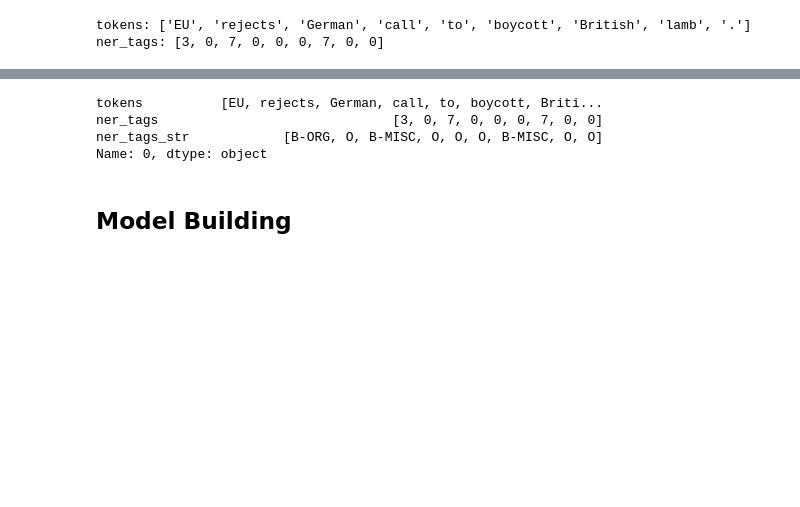
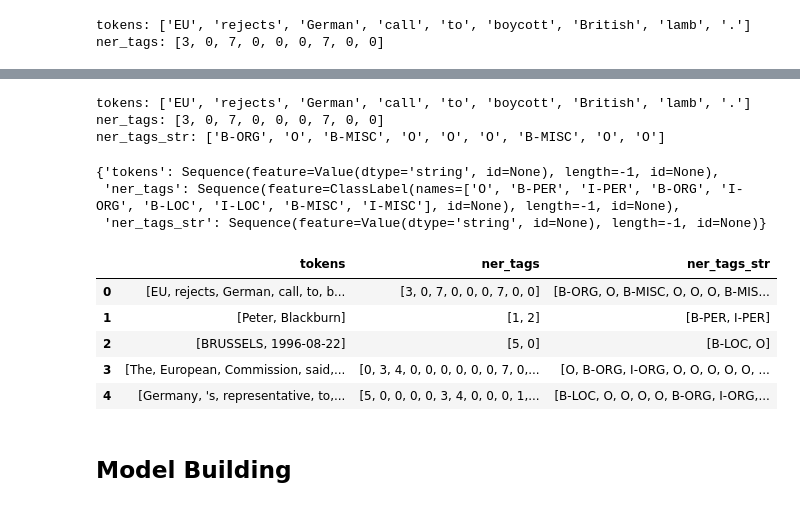
Before and after one commit to mingjun1120/Customize-Named-Entity-Recognition, a Jupyter notebook: notebooks/NLP_with_HuggingFace_Tutorial_2_NER_Training.ipynb, the cells around one changed output, grey strips where cells are left out. Drawn from its saved outputs; the diff is of its cells as text; code cells hidden in the pictures; blank space fills up the shorter version.

```diff
--- a/notebooks/NLP_with_HuggingFace_Tutorial_2_NER_Training.ipynb
+++ b/notebooks/NLP_with_HuggingFace_Tutorial_2_NER_Training.ipynb
@@ -127,0 +139,3 @@ data['train'].features
+# %%
+data = data.remove_columns(column_names=['id', 'pos_tags', 'chunk_tags'])
+data
@@ -177,4 +237,0 @@ tags.int2str(3)
-# %%
-def create_tag_names(batch):
-  tag_name = {'ner_tags_str': [tags.int2str(idx) for idx in batch['ner_tags']]}
-  return tag_name
@@ -182,0 +246,35 @@ data = data.map(create_tag_names)
+# %%
+# Create tag name based on the index
+def create_tag_names(batch):
+  # tag_name = {'ner_tags_str': [tags.int2str(idx) for idx in batch['ner_tags']]}
+  tag_name = {'ner_tags_str': [index2tag.get(idx) for idx in batch['ner_tags']]}
+
+  return tag_name
+
+data = data.map(create_tag_names)
+data
+
+# # ---------------------------------------- FOR PETRONAS USE CASE ----------------------------------------
+# # Convert DataFrame to Dataset type
+# train_df = Dataset.from_pandas(train_df) # Your training dataframe
+# val_df = Dataset.from_pandas(val_df) # Your validation dataframe
+# test_df = Dataset.from_pandas(testing_df) # Your testing dataframe
+
+# # Create a DatasetDict variable
+# data = DatasetDict()
+
+# # Store all the dataframes
+# data['train'] = train_df
+# data['validation'] = val_df
+# data['test'] = test_df
+
+# # Print data
+# display(data)
+
+# # Create index/embedding based on tag names
+# def create_index(batch):
+#   tag_idx = {'ner_tags': [tag2index.get(tag_name) for tag_name in batch['ner_tags_str']]}
+#   return tag_idx
+
+# data = data.map(create_index)
+# data
@@ -183,10 +296,28 @@ data = data.map(create_tag_names)
 # %%
-pd.DataFrame(data['train'][:])[['tokens', 'ner_tags', 'ner_tags_str']].iloc[0]
+# View the first row data
+for tokens, ner_tags_and_str in pd.DataFrame(data['train'][:]).loc[:, ['tokens', 'ner_tags', 'ner_tags_str']].iloc[0].items():
+    print(f"{tokens}: {ner_tags_and_str}")
 # %% [output]
-tokens          [EU, rejects, German, call, to, boycott, Briti...
-ner_tags                              [3, 0, 7, 0, 0, 0, 7, 0, 0]
-ner_tags_str            [B-ORG, O, B-MISC, O, O, O, B-MISC, O, O]
-Name: 0, dtype: object
+tokens: ['EU', 'rejects', 'German', 'call', 'to', 'boycott', 'British', 'lamb', '.']
+ner_tags: [3, 0, 7, 0, 0, 0, 7, 0, 0]
+ner_tags_str: ['B-ORG', 'O', 'B-MISC', 'O', 'O', 'O', 'B-MISC', 'O', 'O']
+# %%
+# View the updated features details
+data['train'].features
+# %% [output]
+{'tokens': Sequence(feature=Value(dtype='string', id=None), length=-1, id=None),
+ 'ner_tags': Sequence(feature=ClassLabel(names=['O', 'B-PER', 'I-PER', 'B-ORG', 'I-ORG', 'B-LOC', 'I-LOC', 'B-MISC', 'I-MISC'], id=None), length=-1, id=None),
+ 'ner_tags_str': Sequence(feature=Value(dtype='string', id=None), length=-1, id=None)}
+# %%
+# Display updated data in Pandas DataFrame
+pd.DataFrame(data['train'][:]).head()
+# %% [output]
+|  | tokens | ner_tags | ner_tags_str |
+| 0 | [EU, rejects, German, call, to, b... | [3, 0, 7, 0, 0, 0, 7, 0, 0] | [B-ORG, O, B-MISC, O, O, O, B-MIS... |
+| 1 | [Peter, Blackburn] | [1, 2] | [B-PER, I-PER] |
+| 2 | [BRUSSELS, 1996-08-22] | [5, 0] | [B-LOC, O] |
+| 3 | [The, European, Commission, said,... | [0, 3, 4, 0, 0, 0, 0, 0, 0, 7, 0,... | [O, B-ORG, I-ORG, O, O, O, O, O, ... |
+| 4 | [Germany, 's, representative, to,... | [5, 0, 0, 0, 0, 3, 4, 0, 0, 0, 1,... | [B-LOC, O, O, O, O, B-ORG, I-ORG,... |
 # %% [markdown]
 ## Model Building
 # %% [markdown]
```
Also changed, not shown: parts of 14 cells of this notebook.
